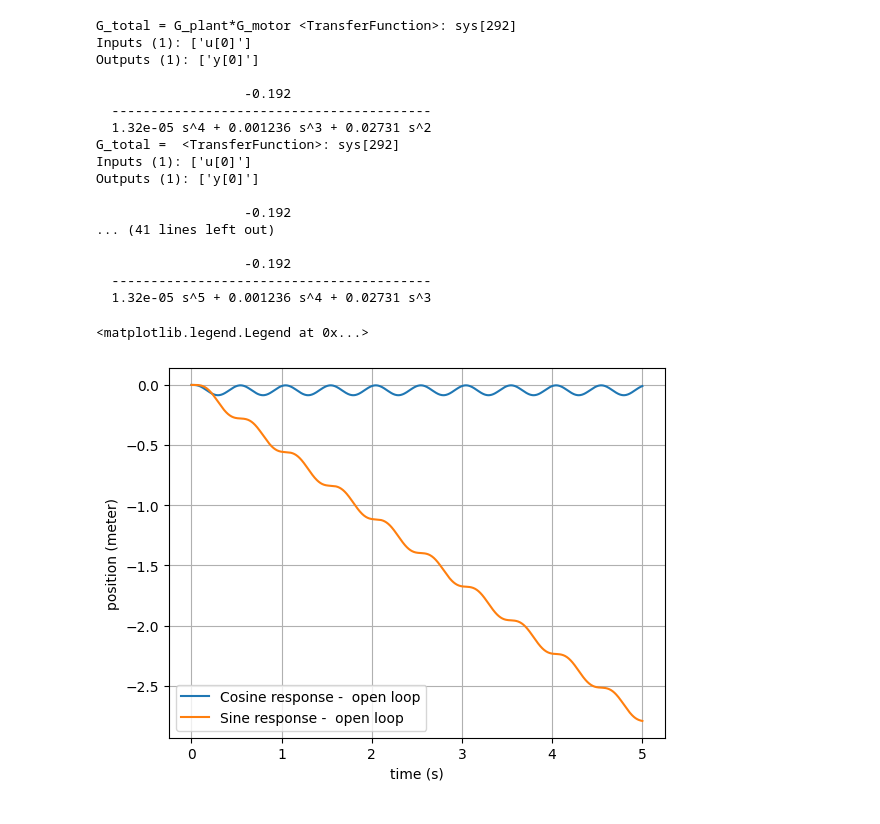
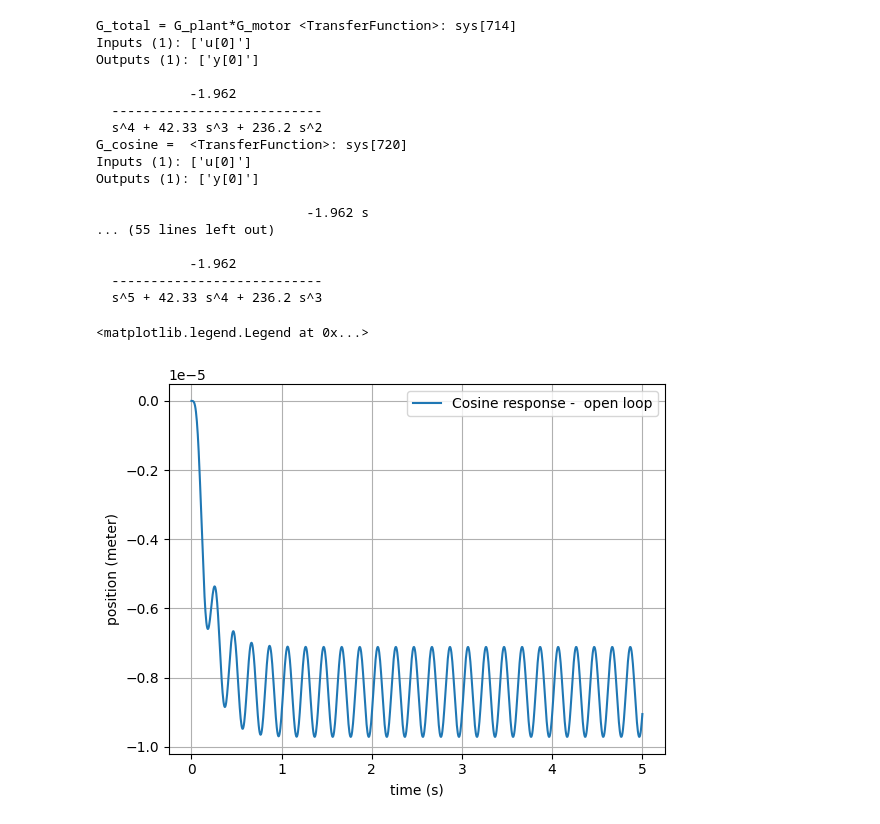
Before and after one commit to TijnAltenaAO/python-modeling, a Jupyter notebook: controlsystemsmodeling.ipynb, the cells around one changed output. Drawn from its saved outputs; the diff is of its cells as text; code cells hidden in the pictures.

```diff
--- a/controlsystemsmodeling.ipynb
+++ b/controlsystemsmodeling.ipynb
@@ -10,7 +10,7 @@ import matplotlib.pyplot as plt
 g = 9.81
 # d = 0.0375
 # L = 0.1725
-b = 0.05 # total guess
+b = 0.00 # total guess
 m = 0.05 # weight of ball
 R = 0.02
 
@@ -65,7 +65,7 @@ t2,yc = impulse_response(G_plant,T=1,T_num=200)
 t3,yc2 = impulse_response(Y_sine, T=5, T_num=1000)
 t4,yc3 = impulse_response(Y_cosine, T=5, T_num=1000)
 
-plt.plot(t3,yc2, label='Sine response -  open loop')
+# plt.plot(t3,yc2, label='Sine response -  open loop')
 plt.plot(t4,yc3, label='Cosine response -  open loop')
 
 plt.plot(t,y_angle, label='Step response - open loop')
@@ -105,16 +105,24 @@ import matplotlib.pyplot as plt
 
 # open loop motor
 # values taken from https://ctms.engin.umich.edu/CTMS/index.php?example=MotorPosition&section=SystemModeling
-J = 3.3*10**-6
-b_m = 3.5*10**-6
-K = 0.0274
-L_m = 0 # think if we neglect it, e.g; let it be 0
-R_E = 4 # guess, could maybe also be ~12 or 20, need to check notes.
+# J = 3.3*10**-6
+# b_m = 3.5*10**-6
+# K = 0.0274
+# L_m = 0 # think if we neglect it, e.g; let it be 0
+# R_E = 4 # guess, could maybe also be ~12 or 20, need to check notes.
+
+# num = [K]
+# den = [J*L_m, (R_E*J)+(b_m*L_m), (K**2)+(b_m*R_E), 0]
+
+K = 0.28
+T_m = 0.1512
 
 num = [K]
-den = [J*L_m, (R_E*J)+(b_m*L_m), (K**2)+(b_m*R_E), 0]
+den = [1,1/T_m]
 
 G_motor = tf(num, den)
+integrator = tf([1],[1,0]) # integrator
+G_motor = G_motor*integrator # integrate to get position
 
 # step response and pulse response:
 step = tf([1],[1,0]) # figire out of numerator value matters.
@@ -192,12 +200,16 @@ pulse =tf([1],[1])
 Y_pulse = G_total * step
 
 
-f = 2 # frequency
+f = 5 # frequency
 a =  2*np.pi*f # angular frequency
 cos = tf([1,0],[1,0,a**2]) # scale sine by a factor np.pi/12
 Y_cosine = G_total * cos
+print('G_cosine = ', Y_cosine)
+
 sine = tf([a],[1,0,a**2])
 Y_sine = G_total * sine
+print('G_sine = ', Y_sine)
+
 
 print('G_total = ', G_total)
 # show actual equations
@@ -206,44 +218,44 @@ print('total transfer function = ', G_total)
 print('output Y = ', Y_step)
 print('input pulse = ', pulse)
 print('total transfer function = ', G_total)
 print('output Y = ', Y_pulse)
 
 #open loop response = the system's output behavior without any feedback, measured after a step change in the systems input (= at the controller's output )
 t,y = step_response(G_total,T=1,T_num=1000, X0=0)#X0 can be set as initial condition
 
 t4,yc3= impulse_response(Y_cosine, T=5, T_num=1000)
 t3,yc2 = impulse_response(Y_sine, T=5, T_num=1000)
 
 plt.plot(t4,yc3, label='Cosine response -  open loop')
 # plt.plot(t3,yc2, label='Sine response -  open loop')
 
-y_pos = y*6 # scaled by 6 for a 6v step ?
+# y_pos = y*6 # scaled by 6 for a 6v step ?
 # t2,yc = impulse_response(G_total,T=1,T_num=200)
 # plt.plot(t,y_pos, label='Step response - open loop')
 # plt.plot(t2,yc, label='Impulse response -  open loop')
 plt.grid()
 plt.xlabel('time (s)')
 plt.ylabel('position (meter)')
 plt.legend()
 # %% [output]
-G_total = G_plant*G_motor <TransferFunction>: sys[292]
+G_total = G_plant*G_motor <TransferFunction>: sys[714]
 Inputs (1): ['u[0]']
 Outputs (1): ['y[0]']
 
-                   -0.192
-  -----------------------------------------
-  1.32e-05 s^4 + 0.001236 s^3 + 0.02731 s^2
-G_total =  <TransferFunction>: sys[292]
+            -1.962
+  ---------------------------
+  s^4 + 42.33 s^3 + 236.2 s^2
+G_cosine =  <TransferFunction>: sys[720]
 Inputs (1): ['u[0]']
 Outputs (1): ['y[0]']
 
-                   -0.192
-... (41 lines left out)
+                           -1.962 s
+... (55 lines left out)
 
-                   -0.192
-  -----------------------------------------
-  1.32e-05 s^5 + 0.001236 s^4 + 0.02731 s^3
+            -1.962
+  ---------------------------
+  s^5 + 42.33 s^4 + 236.2 s^3
 <matplotlib.legend.Legend at 0x...>
-[figure, old version]
+[figure, new version]
 # %%
 # add PI controller (now it is closed loop)
```
Also changed, not shown: parts of 3 cells of this notebook.
